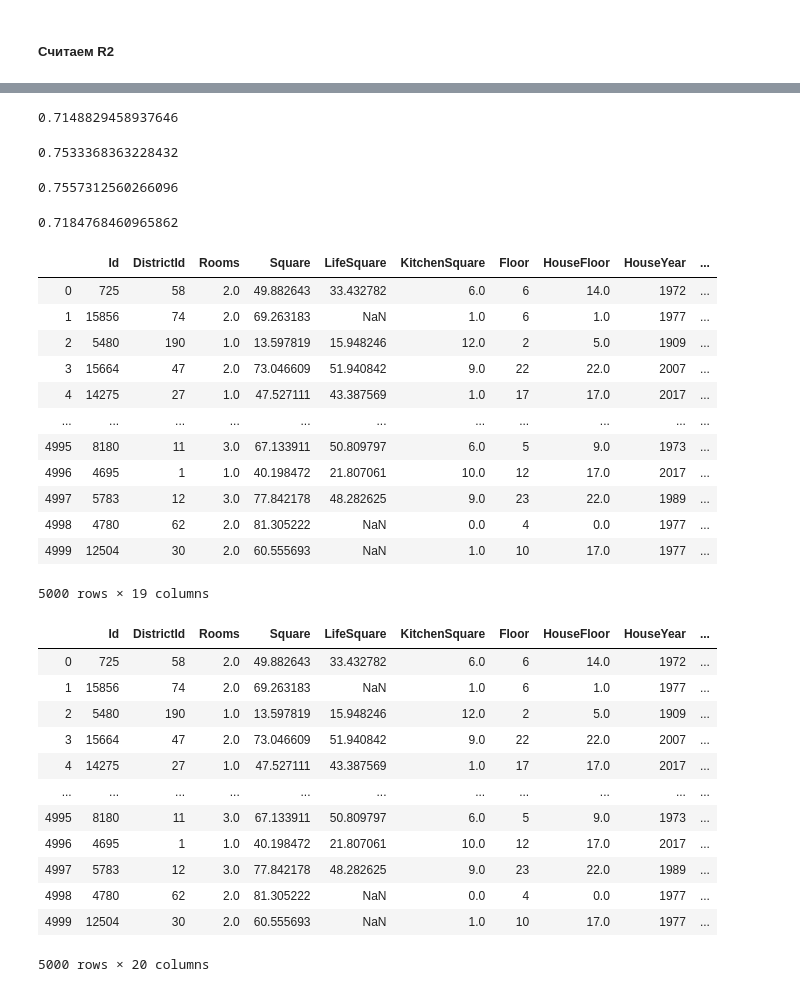
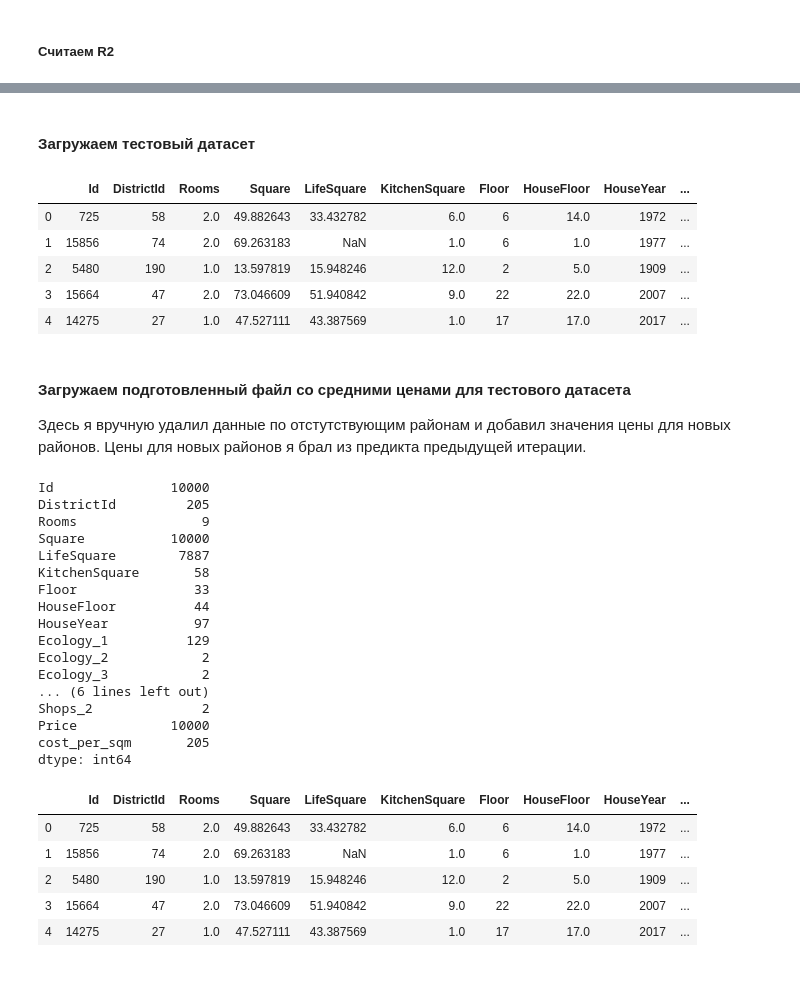
Before and after one commit to vanex77/Python-Data-Science, a Jupyter notebook: Kursovoy.ipynb, the cells around one changed output, grey strips where cells are left out. Cells and saved outputs as stored; diff of their text form; code cells hidden in the pictures.

Commit message:
Добавил файл для Каглла
Новая версия ноутбука с курсовым

```diff
--- a/Kursovoy.ipynb
+++ b/Kursovoy.ipynb
@@ -227,34 +198,17 @@ r2(y_test, y_pred)
-# %%
-r2(y_test, y_pred)
-# %% [output]
-0.7148829458937646
-# %%
-r2(y_test, y_pred)
-# %% [output]
-0.7533368363228432
-# %%
-r2(y_test, y_pred)
-# %% [output]
-0.7557312560266096
-# %%
-r2(y_test, y_pred)
-# %% [output]
-0.7184768460965862
+# %% [markdown]
+#### Загружаем тестовый датасет
 # %%
 test_df = pd.read_csv(TEST_DATASET_PATH, sep=',')
 
-test_df
+test_df.head()
 # %% [output]
 |  | Id | DistrictId | Rooms | Square | LifeSquare | KitchenSquare | Floor | HouseFloor | HouseYear | ... |
 | 0 | 725 | 58 | 2.0 | 49.882643 | 33.432782 | 6.0 | 6 | 14.0 | 1972 | ... |
 | 1 | 15856 | 74 | 2.0 | 69.263183 | NaN | 1.0 | 6 | 1.0 | 1977 | ... |
 | 2 | 5480 | 190 | 1.0 | 13.597819 | 15.948246 | 12.0 | 2 | 5.0 | 1909 | ... |
 | 3 | 15664 | 47 | 2.0 | 73.046609 | 51.940842 | 9.0 | 22 | 22.0 | 2007 | ... |
 | 4 | 14275 | 27 | 1.0 | 47.527111 | 43.387569 | 1.0 | 17 | 17.0 | 2017 | ... |
-| ... | ... | ... | ... | ... | ... | ... | ... | ... | ... | ... |
-| 4995 | 8180 | 11 | 3.0 | 67.133911 | 50.809797 | 6.0 | 5 | 9.0 | 1973 | ... |
-| 4996 | 4695 | 1 | 1.0 | 40.198472 | 21.807061 | 10.0 | 12 | 17.0 | 2017 | ... |
-| 4997 | 5783 | 12 | 3.0 | 77.842178 | 48.282625 | 9.0 | 23 | 22.0 | 1989 | ... |
-| 4998 | 4780 | 62 | 2.0 | 81.305222 | NaN | 0.0 | 4 | 0.0 | 1977 | ... |
-| 4999 | 12504 | 30 | 2.0 | 60.555693 | NaN | 1.0 | 10 | 17.0 | 1977 | ... |
-5000 rows × 19 columns
+# %% [markdown]
+#### Загружаем подготовленный файл со средними ценами для тестового датасета
+Здесь я вручную удалил данные по отстутствующим районам и добавил значения цены для новых районов.
+Цены для новых районов я брал из предикта предыдущей итерации.
@@ -261,8 +217,28 @@ test_df
+# %%
+train_df.nunique()
+# %% [output]
+Id               10000
+DistrictId         205
+Rooms                9
+Square           10000
+LifeSquare        7887
+KitchenSquare       58
+Floor               33
+HouseFloor          44
+HouseYear           97
+Ecology_1          129
+Ecology_2            2
+Ecology_3            2
+... (6 lines left out)
+Shops_2              2
+Price            10000
+cost_per_sqm       205
+dtype: int64
 # %%
 test_df.replace({'Ecology_2':{'A':0, 'B':1}, 'Ecology_3':{'A':0, 'B':1}, 'Shops_2':{'A':0, 'B':1}}, inplace = True)
 # %%
-test_df = pd.merge(test_df, median_price_distr, how='left', on='DistrictId')
-test_df
+test_df = pd.merge(test_df, test_median_price_distr, how='left', on='DistrictId')
+test_df.head()
 # %% [output]
 |  | Id | DistrictId | Rooms | Square | LifeSquare | KitchenSquare | Floor | HouseFloor | HouseYear | ... |
 | 0 | 725 | 58 | 2.0 | 49.882643 | 33.432782 | 6.0 | 6 | 14.0 | 1972 | ... |
@@ -270,12 +246,5 @@ test_df
 | 2 | 5480 | 190 | 1.0 | 13.597819 | 15.948246 | 12.0 | 2 | 5.0 | 1909 | ... |
 | 3 | 15664 | 47 | 2.0 | 73.046609 | 51.940842 | 9.0 | 22 | 22.0 | 2007 | ... |
 | 4 | 14275 | 27 | 1.0 | 47.527111 | 43.387569 | 1.0 | 17 | 17.0 | 2017 | ... |
-| ... | ... | ... | ... | ... | ... | ... | ... | ... | ... | ... |
-| 4995 | 8180 | 11 | 3.0 | 67.133911 | 50.809797 | 6.0 | 5 | 9.0 | 1973 | ... |
-| 4996 | 4695 | 1 | 1.0 | 40.198472 | 21.807061 | 10.0 | 12 | 17.0 | 2017 | ... |
-| 4997 | 5783 | 12 | 3.0 | 77.842178 | 48.282625 | 9.0 | 23 | 22.0 | 1989 | ... |
-| 4998 | 4780 | 62 | 2.0 | 81.305222 | NaN | 0.0 | 4 | 0.0 | 1977 | ... |
-| 4999 | 12504 | 30 | 2.0 | 60.555693 | NaN | 1.0 | 10 | 17.0 | 1977 | ... |
-5000 rows × 20 columns
 # %%
 y_test_pred = model_RFR.predict(test_df.set_index('Id').drop(['LifeSquare', 'Healthcare_1'], axis = 'columns'))
```
Also changed, not shown: parts of 19 cells of this notebook, 1 other file.
